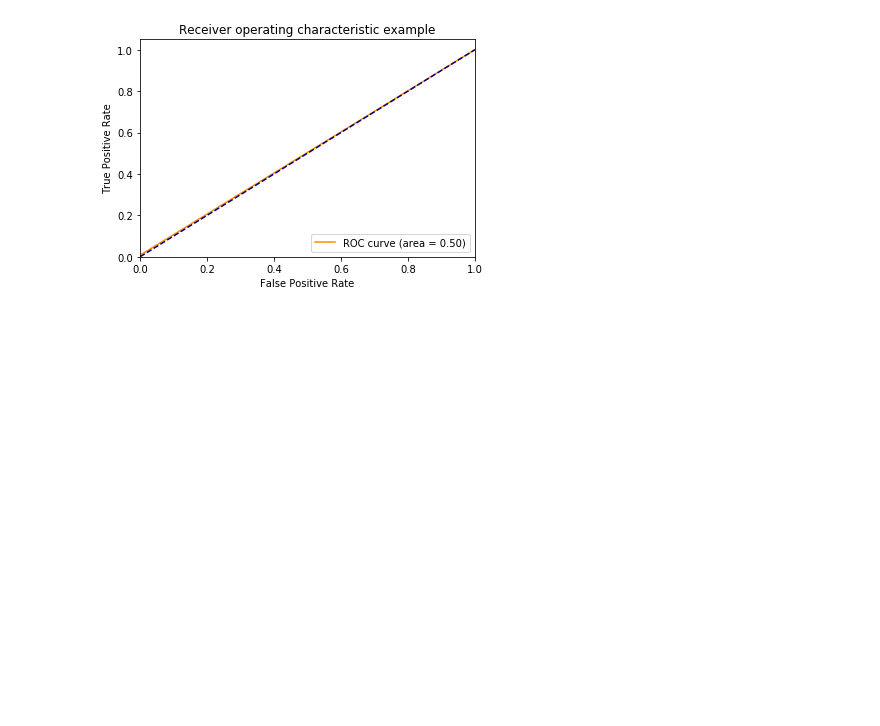
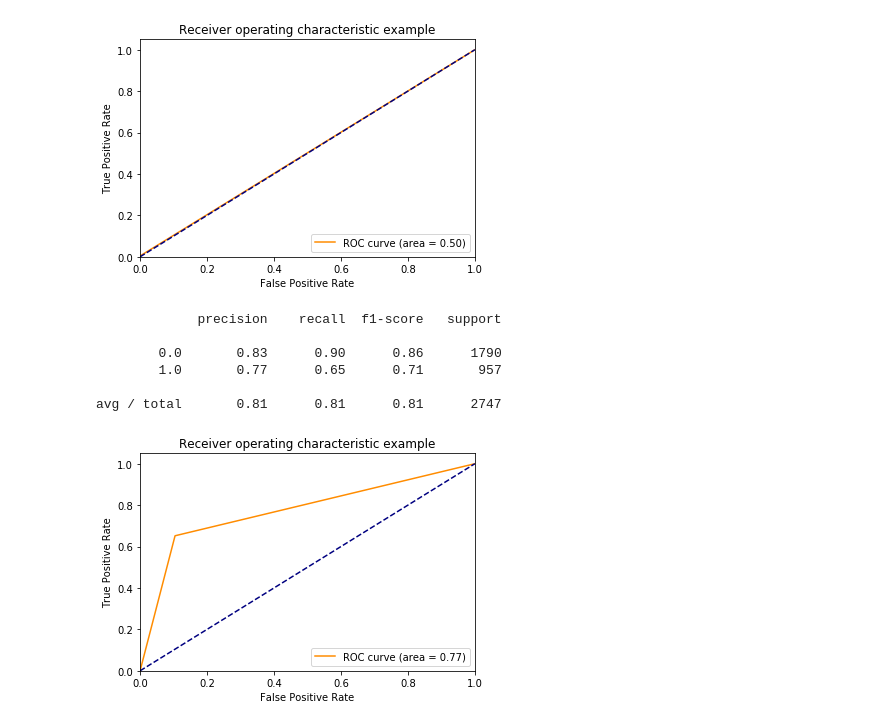
Before and after one commit to LeiTong02/Depression-detection, a Jupyter notebook: PostingTime_hist.ipynb, the cells around one changed output. Cells and saved outputs as stored; diff of their text form; code cells hidden in the pictures; blank space fills up the shorter version.

```diff
--- a/PostingTime_hist.ipynb
+++ b/PostingTime_hist.ipynb
@@ -397,0 +326,30 @@ print(classification_report(y_true=iris.target, y_pred=y_pred))
+# %%
+from sklearn.ensemble import RandomForestClassifier
+X_train, X_test, y_train, y_test = train_test_split(dataset,target,train_size=0.6)
+random_forest= RandomForestClassifier(n_estimators =100, oob_score=True)
+random_forest.fit(X_train,y_train)
+RF_pred_num = random_forest.predict(X_test)
+print (classification_report(y_true=y_test,y_pred=RF_pred_num))
+RF_pred = random_forest.predict_proba(X_test)
+
+fpr, tpr,thresholds = roc_curve(y_test,RF_pred_num, pos_label=1)
+roc_auc= auc(fpr,tpr)
+plt.figure()
+plt.plot(fpr, tpr, color='darkorange',
+         label='ROC curve (area = %0.2f)' % roc_auc)
+plt.plot([0, 1], [0, 1], color='navy' ,linestyle='--')
+plt.xlim([0.0, 1.0])
+plt.ylim([0.0, 1.05])
+plt.xlabel('False Positive Rate')
+plt.ylabel('True Positive Rate')
+plt.title('Receiver operating characteristic example')
+plt.legend(loc="lower right")
+plt.show()
+# %% [output]
+             precision    recall  f1-score   support
+
+        0.0       0.83      0.90      0.86      1790
+        1.0       0.77      0.65      0.71       957
+
+avg / total       0.81      0.81      0.81      2747
+[figure, added]
```
Also changed, not shown: parts of 14 cells of this notebook, 6 other files.
